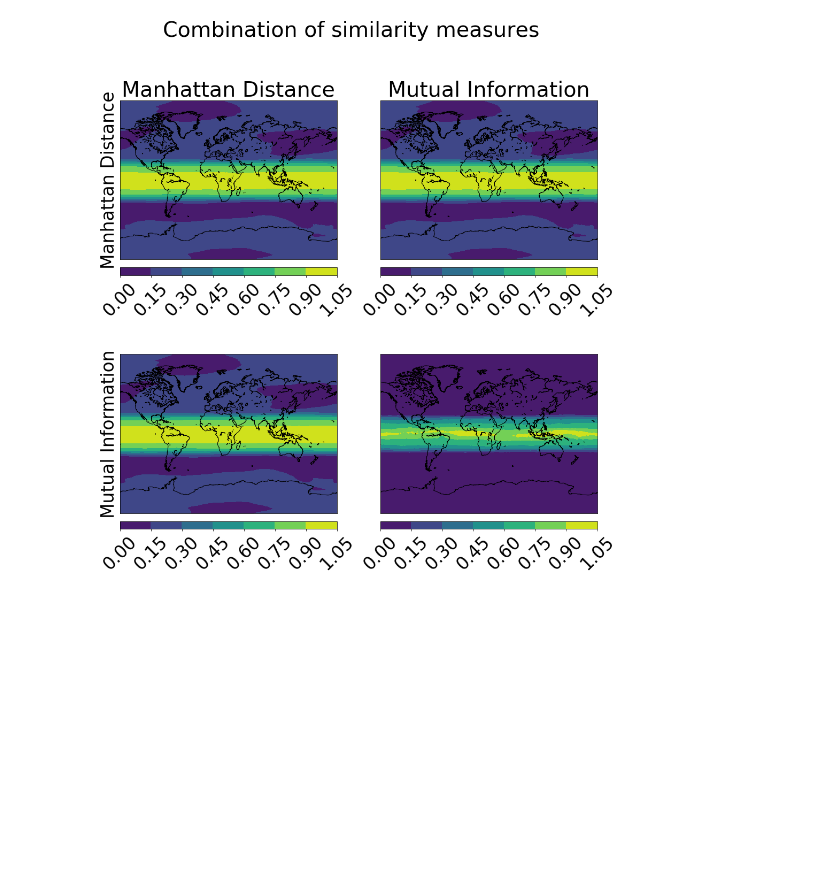
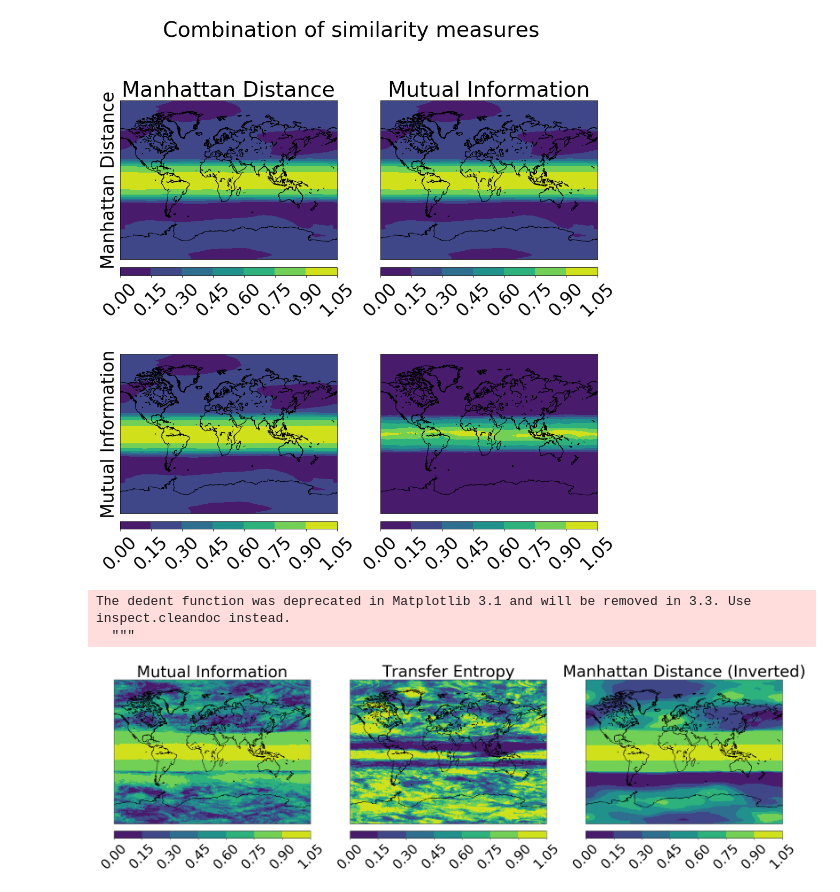
Before and after one commit to Climate-Data-Science/Climate-Similarity-Metrics, a Jupyter notebook: proposal_figures.ipynb, the cells around one changed output. Cells and saved outputs as stored; diff of their text form; code cells hidden in the pictures; blank space fills up the shorter version.

```diff
--- a/proposal_figures.ipynb
+++ b/proposal_figures.ipynb
@@ -247,3 +256,7 @@ plots.plot_similarity_measures_combinations(u_l30[:,:,:,:], qbo_equator, (lambda
 plots.plot_similarity_measures_combinations(u_l30[:,:,:,:], qbo_equator, np.maximum, [comp.invert(sim.manhattan_distance), sim.mutual_information], ["Manhattan Distance", "Mutual Information"], comp.min_max_normalization)
 # %% [output]
 [figure]
+# %%
+measures = [sim.mutual_information, sim.transfer_entropy, comp.invert(sim.manhattan_distance)]
+# %%
+measure_labels = ["Mutual Information", "Transfer Entropy", "Manhattan Distance (Inverted)"]
@@ -249,0 +269,29 @@ plots.plot_similarity_measures_combinations(u_l30[:,:,:,:], qbo_equator, np.maxi
+# %%
+fig, ax = plt.subplots(nrows=1, ncols=n_measures, figsize=(30, 8 * n_measures))
+plt.rcParams.update({'font.size': 33})
+
+for i, simi in enumerate(similarities):
+    m = Basemap(projection='mill', lon_0=30, resolution='l', ax=ax[i])
+    m.drawcoastlines()
+    lons, lats = m.makegrid(512, 256)
+    x, y = m(lons, lats)
+
+    #Draw similarity
+    cs = m.contourf(x, y, simi)
+    cbar = m.colorbar(cs, location='bottom', pad="5%")
+    cbar.ax.set_xticklabels(cbar.ax.get_xticklabels(), rotation=45)
+
+#for i, simi in enumerate(similarities):
+   # ax[1][i].hist(simi.flatten(), bins=20, histtype="bar", density=1)
+
+#for i, measure_i in enumerate(measures):
+     #       ax[2][i].scatter(similarities[i], similarities[0])
+
+for i, label in enumerate(measure_labels):
+        ax[i].set_title(label)
+        #ax[i][0].set_ylabel(category[i], rotation=90)
+plt.show()
+# %% [output]
+The dedent function was deprecated in Matplotlib 3.1 and will be removed in 3.3. Use inspect.cleandoc instead.
+  """
+[figure, added]
```
Also changed, not shown: parts of 15 cells of this notebook, 1 other file.
